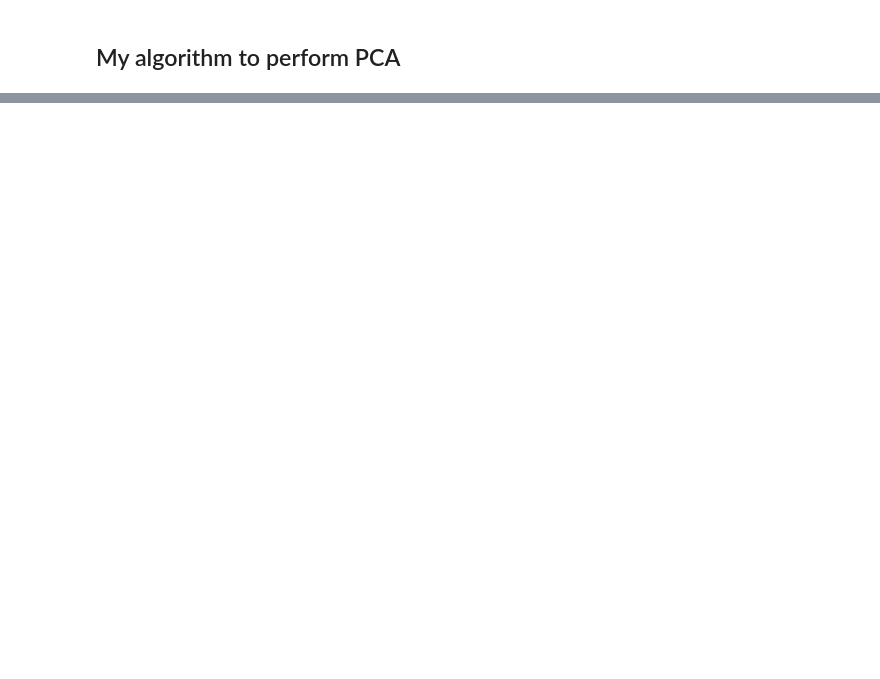
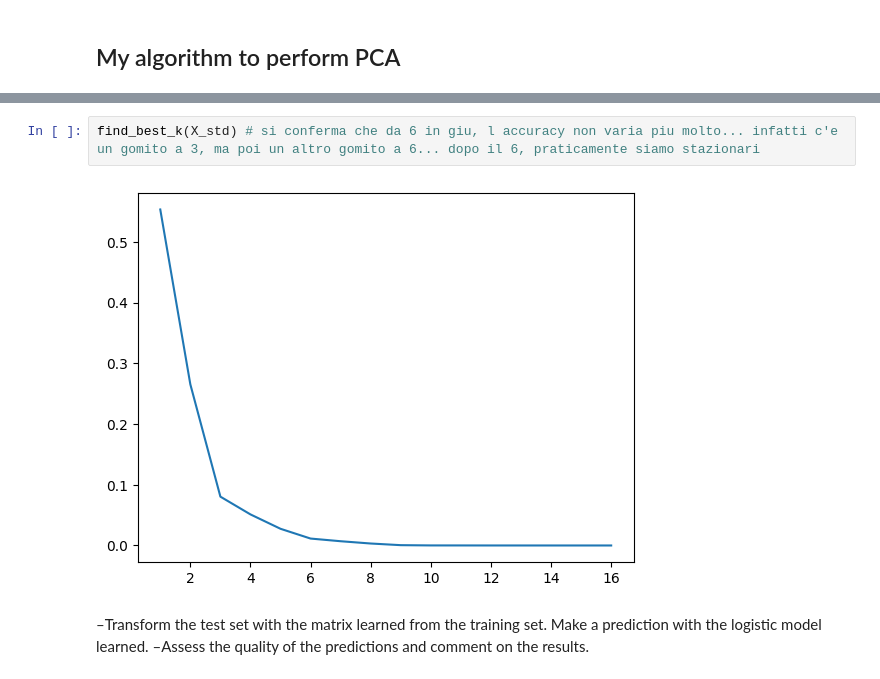
Before and after one commit to alessimichele/Unsupervised-Learning-2023, a Jupyter notebook: my_solution/Lab2.ipynb, the cells around one changed output, grey strips where cells are left out. Saved outputs shown, nothing was run; the diff lists cells and outputs as text; blank space fills up the shorter version.

```diff
--- a/my_solution/Lab2.ipynb
+++ b/my_solution/Lab2.ipynb
@@ -139,0 +263,8 @@ plt.show()
+# %%
+find_best_k(X_std) # si conferma che da 6 in giu, l accuracy non varia piu molto... infatti c'e un gomito a 3, ma poi un altro gomito a 6... dopo il 6, praticamente siamo stazionari
+# %% [output]
+[figure, added]
+# %% [markdown]
+–Transform the test set with the matrix learned from the training set.
+Make a prediction with the logistic model learned.
+    –Assess the quality of the predictions and comment on the results.
```
Also changed, not shown: parts of 17 cells of this notebook.
